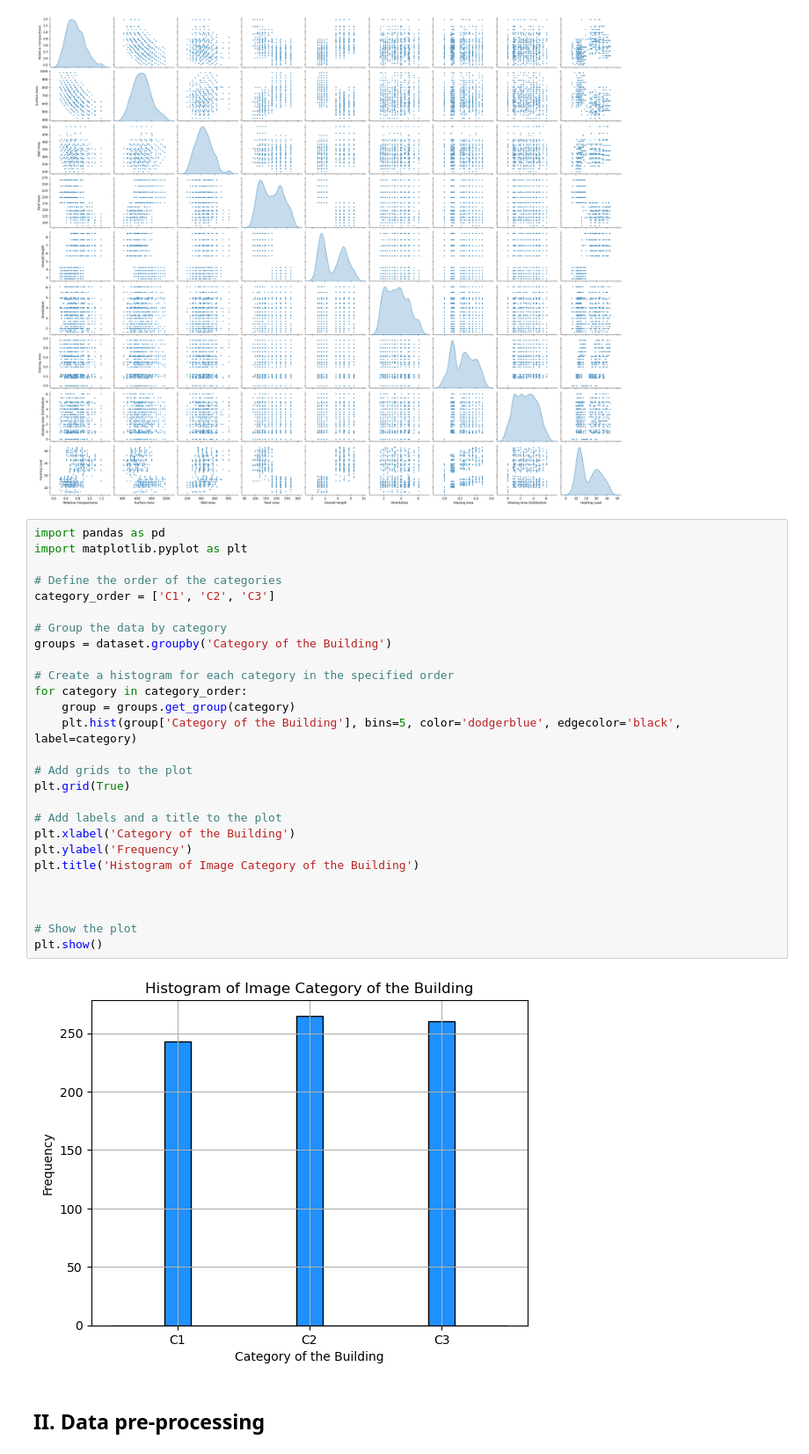
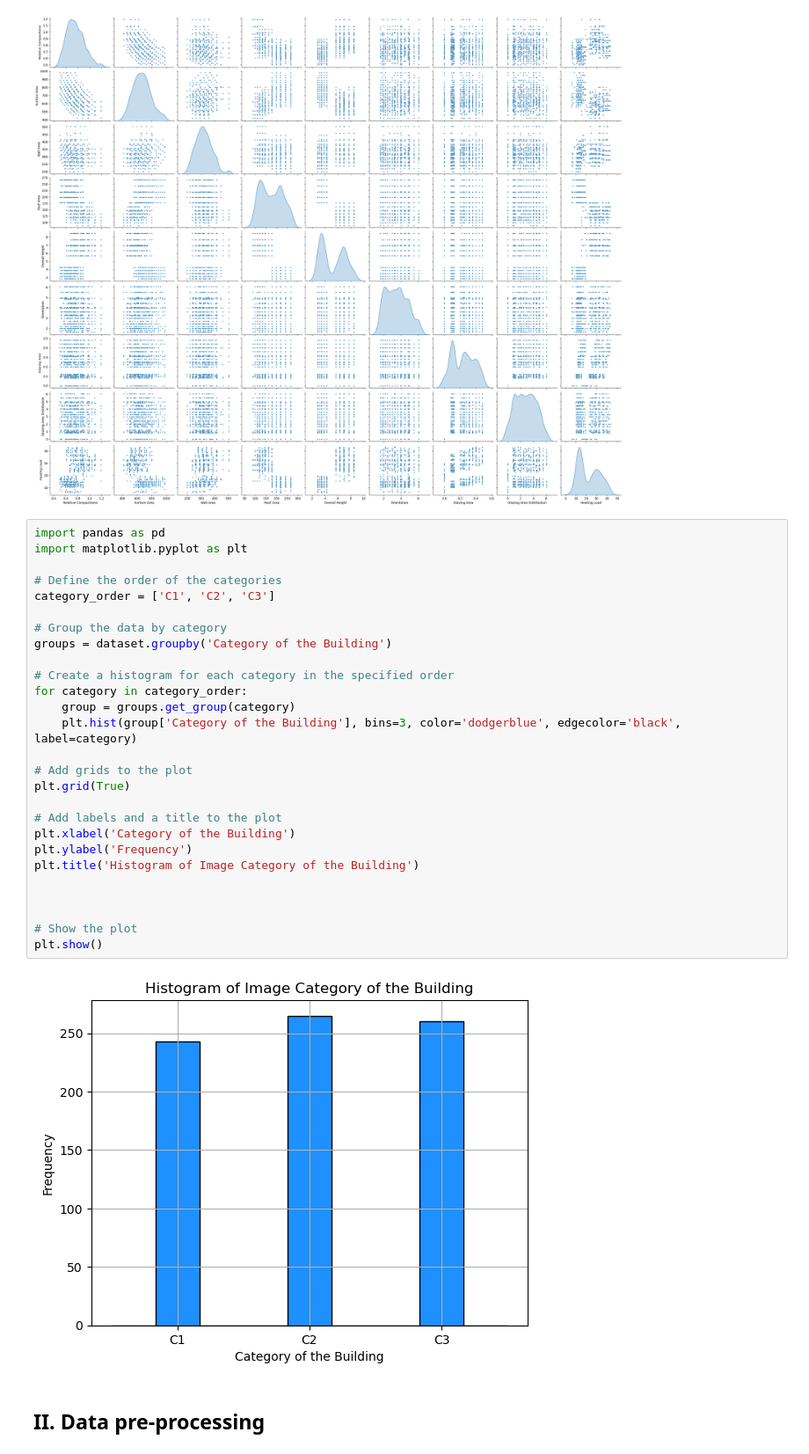
Before and after one commit to carlos-alves-one/ML-Coursework, a Jupyter notebook: new_ML_Coursework.ipynb, the cells around one changed output. Shown at 88% size. Drawn from its saved outputs; the diff is of its cells as text.

```diff
--- a/new_ML_Coursework.ipynb
+++ b/new_ML_Coursework.ipynb
@@ -174,32 +193,32 @@ sns.pairplot(dataset, height=2.5, aspect=1.2, diag_kind='kde', plot_kws=dict(s=1
 # %%
 import pandas as pd
 import matplotlib.pyplot as plt
 
 # Define the order of the categories
 category_order = ['C1', 'C2', 'C3']
 
 # Group the data by category
 groups = dataset.groupby('Category of the Building')
 
 # Create a histogram for each category in the specified order
 for category in category_order:
     group = groups.get_group(category)
-    plt.hist(group['Category of the Building'], bins=5, color='dodgerblue', edgecolor='black', label=category)
+    plt.hist(group['Category of the Building'], bins=3, color='dodgerblue', edgecolor='black', label=category)
 
 # Add grids to the plot
 plt.grid(True)
 
 # Add labels and a title to the plot
 plt.xlabel('Category of the Building')
 plt.ylabel('Frequency')
 plt.title('Histogram of Image Category of the Building')
 
 
 
 # Show the plot
 plt.show()
 # %% [output]
-[figure, old version]
+[figure, new version]
 # %% [markdown]
 ## II. Data pre-processing
 # %% [markdown]
```
Also changed, not shown: parts of 172 cells of this notebook.
